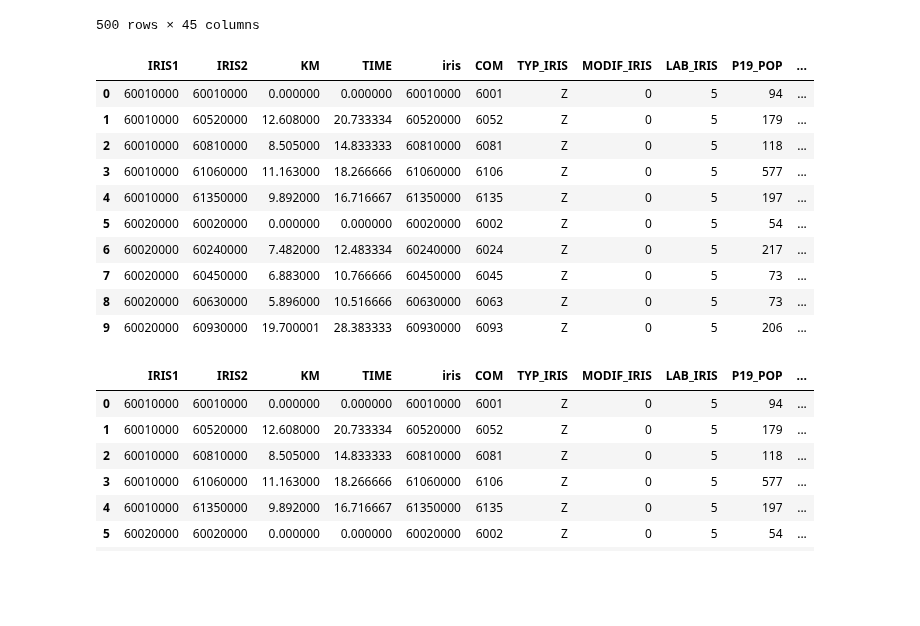
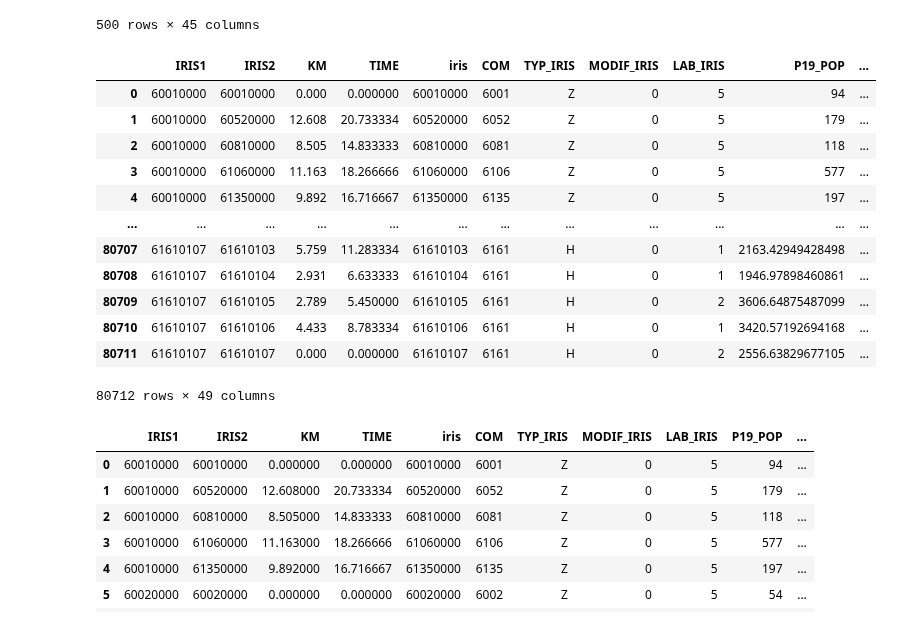
Before and after one commit to cyrilvincent/skema, a Jupyter notebook: apl/apl_gene_2022.ipynb, the cells around one changed output. Saved outputs shown, nothing was run; the diff lists cells and outputs as text; code cells hidden in the pictures; blank space fills up the shorter version.

```diff
--- a/apl/apl_gene_2022.ipynb
+++ b/apl/apl_gene_2022.ipynb
@@ -151,19 +153,22 @@ pop_iris
 # %%
 pd.set_option('display.max_columns', None)
 od = od.merge(pop_iris, on="iris", how="left", suffixes=('', ''))
 od.head(10)
+od
 # %% [output]
 |  | IRIS1 | IRIS2 | KM | TIME | iris | COM | TYP_IRIS | MODIF_IRIS | LAB_IRIS | P19_POP | ... |
-| 0 | 60010000 | 60010000 | 0.000000 | 0.000000 | 60010000 | 6001 | Z | 0 | 5 | 94 | ... |
-| 1 | 60010000 | 60520000 | 12.608000 | 20.733334 | 60520000 | 6052 | Z | 0 | 5 | 179 | ... |
-| 2 | 60010000 | 60810000 | 8.505000 | 14.833333 | 60810000 | 6081 | Z | 0 | 5 | 118 | ... |
-| 3 | 60010000 | 61060000 | 11.163000 | 18.266666 | 61060000 | 6106 | Z | 0 | 5 | 577 | ... |
-| 4 | 60010000 | 61350000 | 9.892000 | 16.716667 | 61350000 | 6135 | Z | 0 | 5 | 197 | ... |
-| 5 | 60020000 | 60020000 | 0.000000 | 0.000000 | 60020000 | 6002 | Z | 0 | 5 | 54 | ... |
-| 6 | 60020000 | 60240000 | 7.482000 | 12.483334 | 60240000 | 6024 | Z | 0 | 5 | 217 | ... |
-| 7 | 60020000 | 60450000 | 6.883000 | 10.766666 | 60450000 | 6045 | Z | 0 | 5 | 73 | ... |
-| 8 | 60020000 | 60630000 | 5.896000 | 10.516666 | 60630000 | 6063 | Z | 0 | 5 | 73 | ... |
-| 9 | 60020000 | 60930000 | 19.700001 | 28.383333 | 60930000 | 6093 | Z | 0 | 5 | 206 | ... |
+| 0 | 60010000 | 60010000 | 0.000 | 0.000000 | 60010000 | 6001 | Z | 0 | 5 | 94 | ... |
+| 1 | 60010000 | 60520000 | 12.608 | 20.733334 | 60520000 | 6052 | Z | 0 | 5 | 179 | ... |
+| 2 | 60010000 | 60810000 | 8.505 | 14.833333 | 60810000 | 6081 | Z | 0 | 5 | 118 | ... |
+| 3 | 60010000 | 61060000 | 11.163 | 18.266666 | 61060000 | 6106 | Z | 0 | 5 | 577 | ... |
+| 4 | 60010000 | 61350000 | 9.892 | 16.716667 | 61350000 | 6135 | Z | 0 | 5 | 197 | ... |
+| ... | ... | ... | ... | ... | ... | ... | ... | ... | ... | ... | ... |
+| 80707 | 61610107 | 61610103 | 5.759 | 11.283334 | 61610103 | 6161 | H | 0 | 1 | 2163.42949428498 | ... |
+| 80708 | 61610107 | 61610104 | 2.931 | 6.633333 | 61610104 | 6161 | H | 0 | 1 | 1946.97898460861 | ... |
+| 80709 | 61610107 | 61610105 | 2.789 | 5.450000 | 61610105 | 6161 | H | 0 | 2 | 3606.64875487099 | ... |
+| 80710 | 61610107 | 61610106 | 4.433 | 8.783334 | 61610106 | 6161 | H | 0 | 1 | 3420.57192694168 | ... |
+| 80711 | 61610107 | 61610107 | 0.000 | 0.000000 | 61610107 | 6161 | H | 0 | 2 | 2556.63829677105 | ... |
+80712 rows × 49 columns
 # %%
 od["WexpGP"] = np.exp(-0.12 * od["TIME"])
 od.to_csv("popiris2022.csv", index=False)
```
Also changed, not shown: parts of 3 cells of this notebook, 10 other files.
